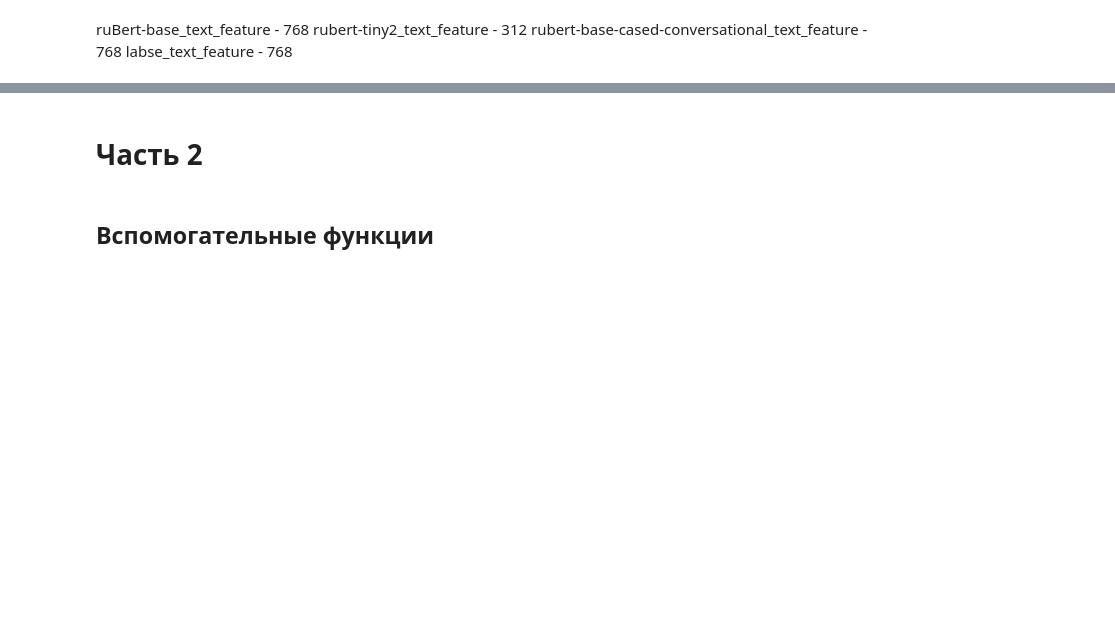
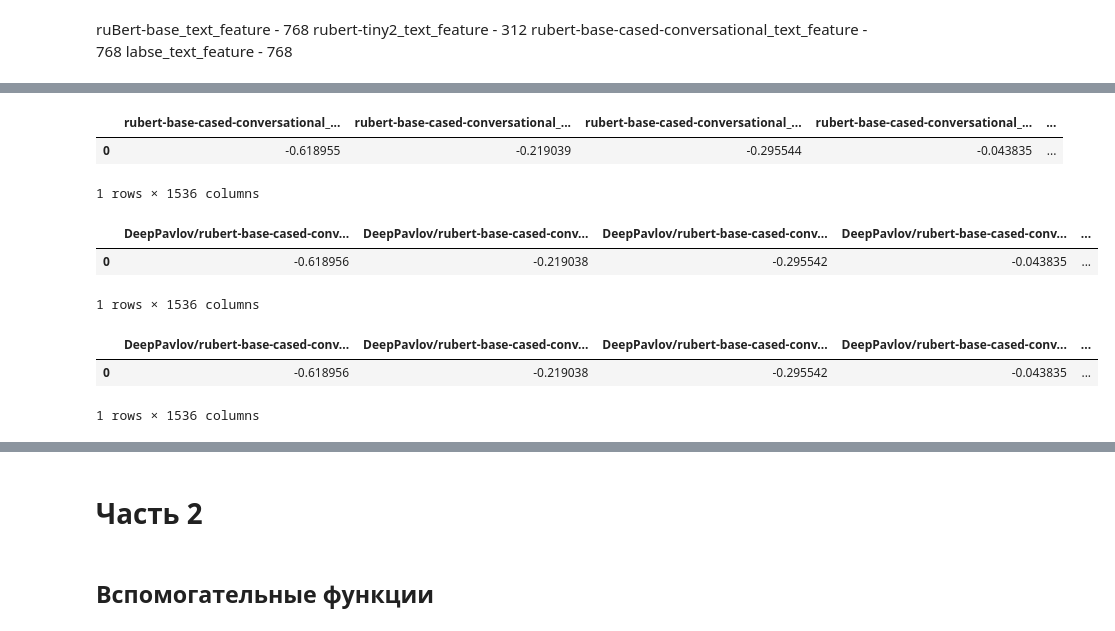
Before and after one commit to Denis-R-V/Topic_classifier, a Jupyter notebook: notebooks/Train.ipynb, the cells around one changed output, grey strips where cells are left out. Cells and saved outputs as stored; diff of their text form; code cells hidden in the pictures; blank space fills up the shorter version.

```diff
--- a/notebooks/Train.ipynb
+++ b/notebooks/Train.ipynb
@@ -263,0 +176,14 @@ sentence-transformers/LaBSE
+# %%
+display(train_full.iloc[:1, 1082:])
+display(train_False_True_4_llm_tiny2_512.iloc[:1, 1082:])
+display(train_False_True_4_llm_tiny2_2048.iloc[:1, 1082:])
+# %% [output]
+|  | rubert-base-cased-conversational_... | rubert-base-cased-conversational_... | rubert-base-cased-conversational_... | rubert-base-cased-conversational_... | ... |
+| 0 | -0.618955 | -0.219039 | -0.295544 | -0.043835 | ... |
+1 rows × 1536 columns
+|  | DeepPavlov/rubert-base-cased-conv... | DeepPavlov/rubert-base-cased-conv... | DeepPavlov/rubert-base-cased-conv... | DeepPavlov/rubert-base-cased-conv... | ... |
+| 0 | -0.618956 | -0.219038 | -0.295542 | -0.043835 | ... |
+1 rows × 1536 columns
+|  | DeepPavlov/rubert-base-cased-conv... | DeepPavlov/rubert-base-cased-conv... | DeepPavlov/rubert-base-cased-conv... | DeepPavlov/rubert-base-cased-conv... | ... |
+| 0 | -0.618956 | -0.219038 | -0.295542 | -0.043835 | ... |
+1 rows × 1536 columns
```
Also changed, not shown: parts of 22 cells of this notebook, 10 other files.
